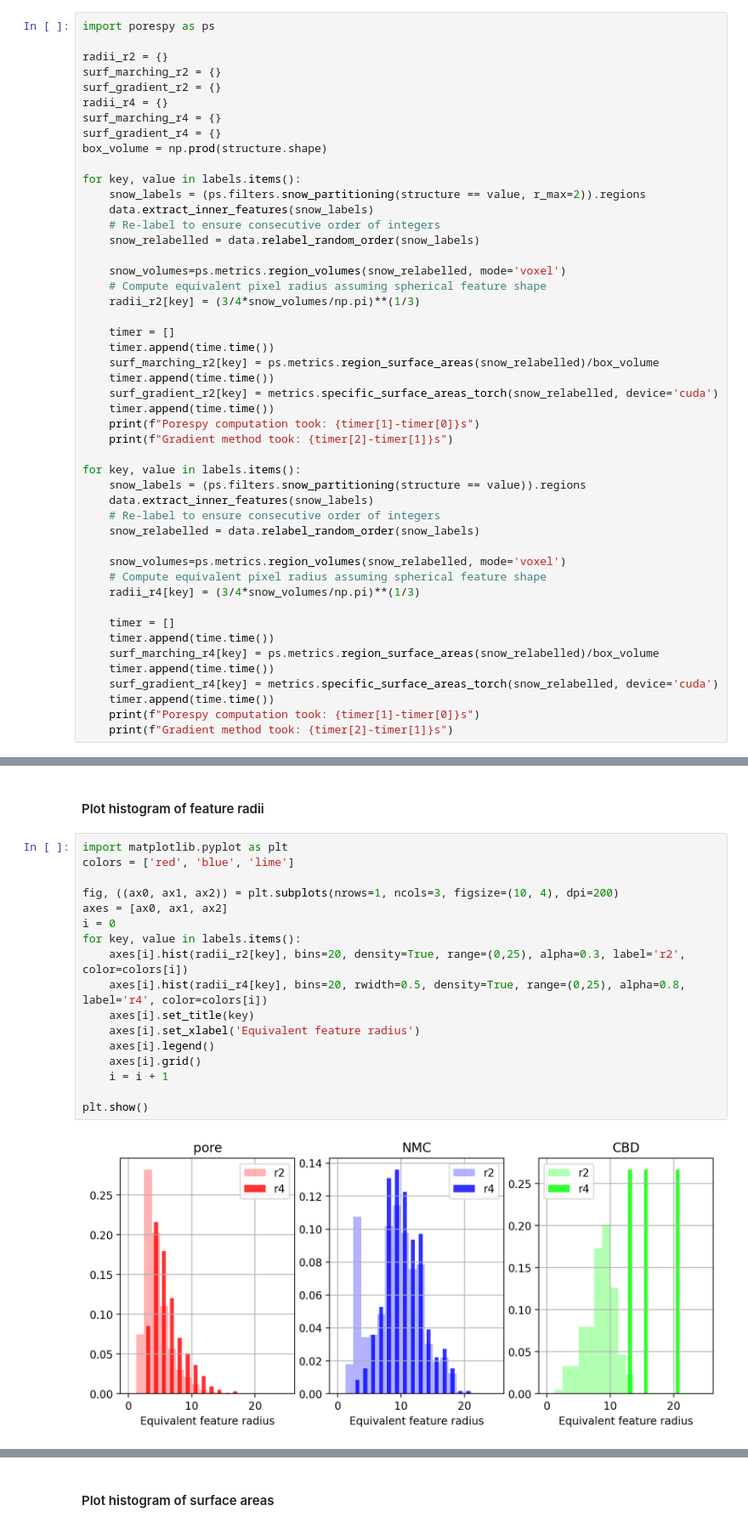
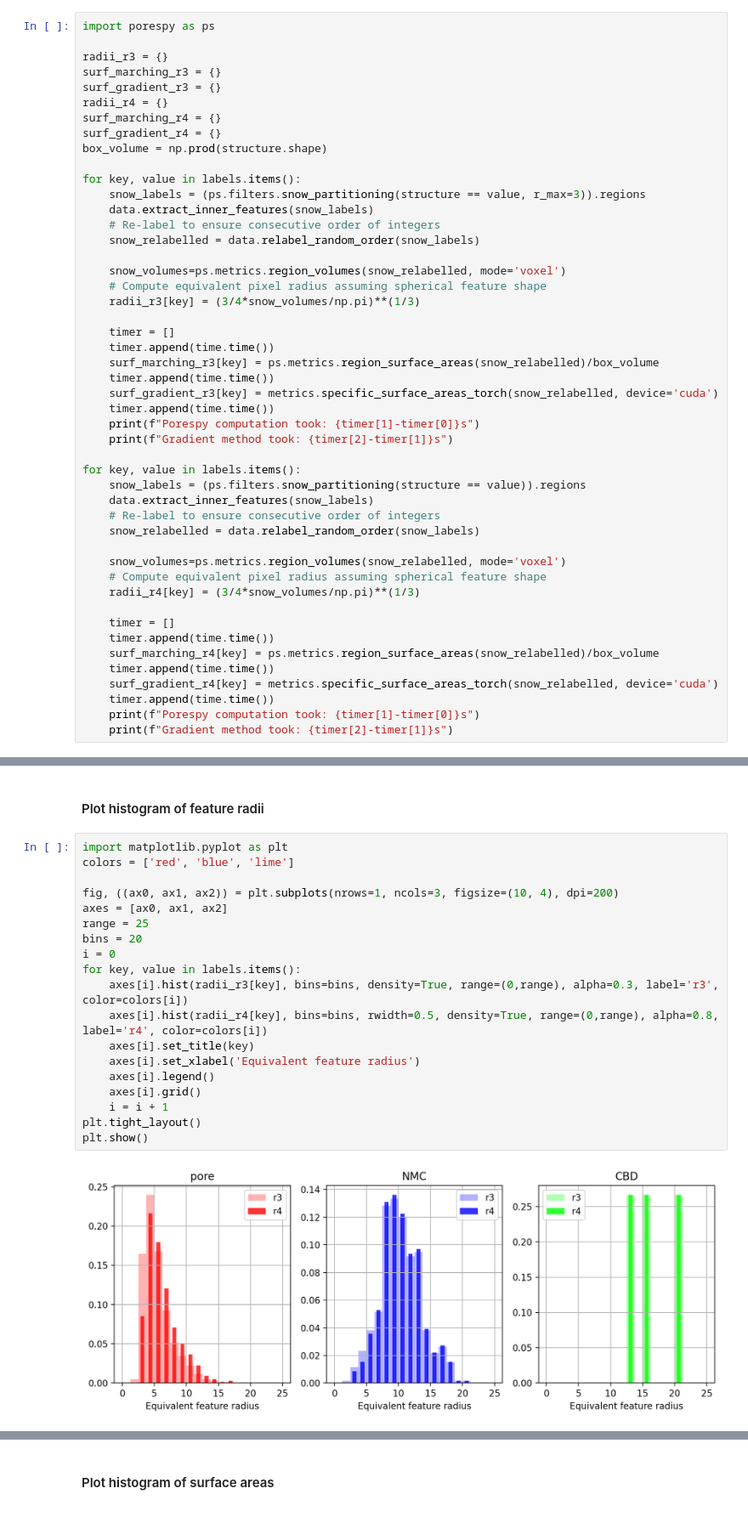
Before and after one commit to daubners/micro-characterization, a Jupyter notebook: 03-battery-microstructures.ipynb, the cells around one changed output, grey strips where cells are left out. Shown: that part at 85% size. Cells and saved outputs as stored; diff of their text form.

```diff
--- a/03-battery-microstructures.ipynb
+++ b/03-battery-microstructures.ipynb
@@ -186,29 +204,29 @@ Note that the SNOW segmentation employs a spherical structuring element with rad
 # %%
 import porespy as ps
 
-radii_r2 = {}
-surf_marching_r2 = {}
-surf_gradient_r2 = {}
+radii_r3 = {}
+surf_marching_r3 = {}
+surf_gradient_r3 = {}
 radii_r4 = {}
 surf_marching_r4 = {}
 surf_gradient_r4 = {}
 box_volume = np.prod(structure.shape)
 
 for key, value in labels.items():
-    snow_labels = (ps.filters.snow_partitioning(structure == value, r_max=2)).regions
+    snow_labels = (ps.filters.snow_partitioning(structure == value, r_max=3)).regions
     data.extract_inner_features(snow_labels)
     # Re-label to ensure consecutive order of integers
     snow_relabelled = data.relabel_random_order(snow_labels)
 
     snow_volumes=ps.metrics.region_volumes(snow_relabelled, mode='voxel')
     # Compute equivalent pixel radius assuming spherical feature shape
-    radii_r2[key] = (3/4*snow_volumes/np.pi)**(1/3)
+    radii_r3[key] = (3/4*snow_volumes/np.pi)**(1/3)
 
     timer = []
     timer.append(time.time())
-    surf_marching_r2[key] = ps.metrics.region_surface_areas(snow_relabelled)/box_volume
+    surf_marching_r3[key] = ps.metrics.region_surface_areas(snow_relabelled)/box_volume
     timer.append(time.time())
-    surf_gradient_r2[key] = metrics.specific_surface_areas_torch(snow_relabelled, device='cuda')
+    surf_gradient_r3[key] = metrics.specific_surface_areas_torch(snow_relabelled, device='cuda')
     timer.append(time.time())
     print(f"Porespy computation took: {timer[1]-timer[0]}s")
     print(f"Gradient method took: {timer[2]-timer[1]}s")
@@ -255,19 +273,21 @@ Gradient method took: 0.1551511287689209s
 # %%
 import matplotlib.pyplot as plt
 colors = ['red', 'blue', 'lime']
 
 fig, ((ax0, ax1, ax2)) = plt.subplots(nrows=1, ncols=3, figsize=(10, 4), dpi=200)
 axes = [ax0, ax1, ax2]
+range = 25
+bins = 20
 i = 0
 for key, value in labels.items():
-    axes[i].hist(radii_r2[key], bins=20, density=True, range=(0,25), alpha=0.3, label='r2', color=colors[i])
-    axes[i].hist(radii_r4[key], bins=20, rwidth=0.5, density=True, range=(0,25), alpha=0.8, label='r4', color=colors[i])
+    axes[i].hist(radii_r3[key], bins=bins, density=True, range=(0,range), alpha=0.3, label='r3', color=colors[i])
+    axes[i].hist(radii_r4[key], bins=bins, rwidth=0.5, density=True, range=(0,range), alpha=0.8, label='r4', color=colors[i])
     axes[i].set_title(key)
     axes[i].set_xlabel('Equivalent feature radius')
     axes[i].legend()
     axes[i].grid()
     i = i + 1
-
+plt.tight_layout()
 plt.show()
 # %% [output]
-[figure, old version]
+[figure, new version]
```
Also changed, not shown: parts of 10 cells of this notebook, 1 other file.
